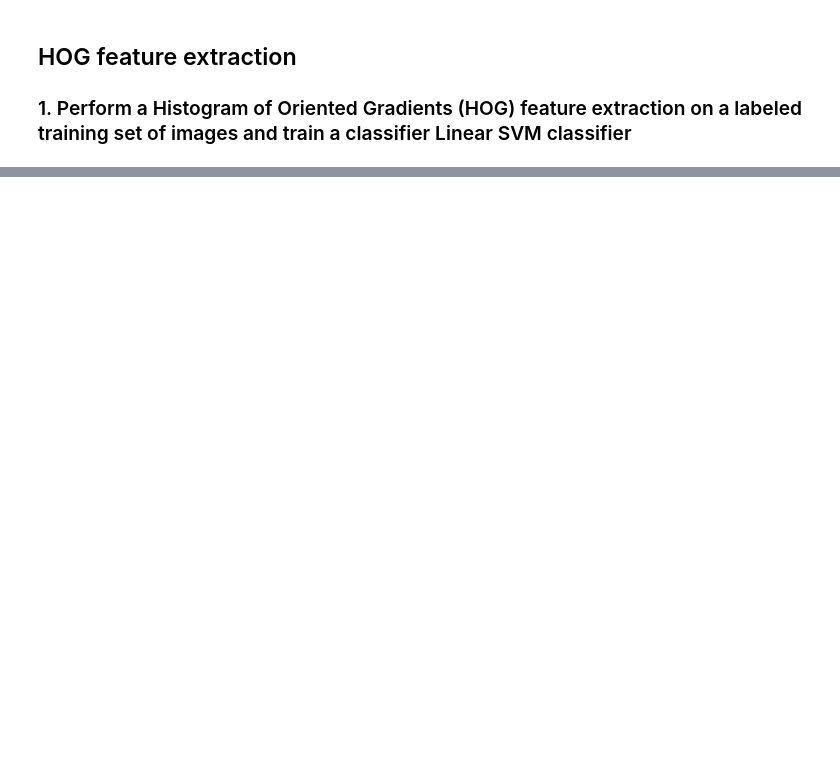
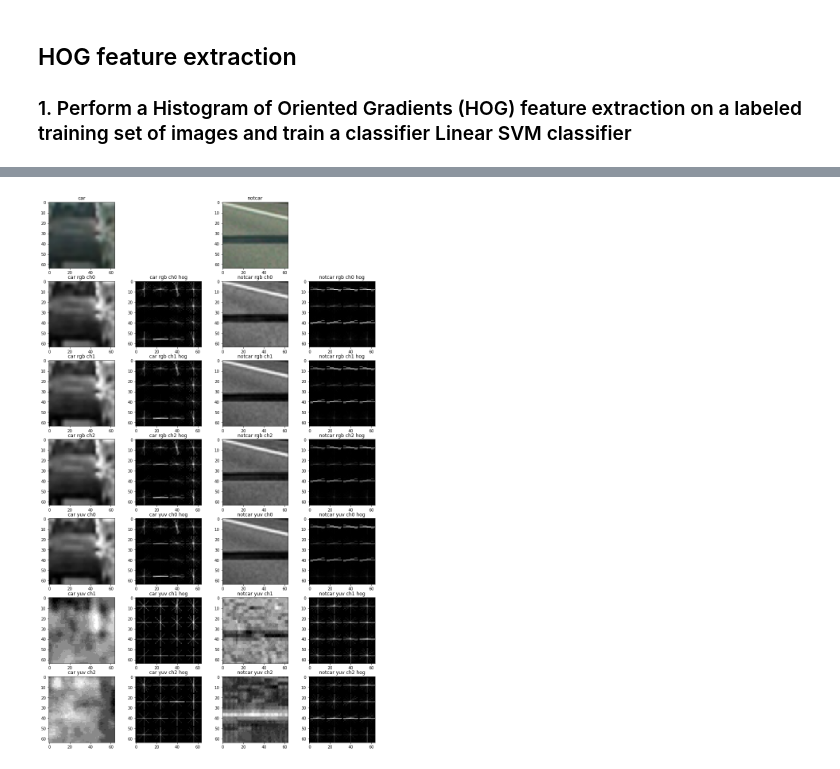
Before and after one commit to johnybang/CarND-Vehicle-Detection, a Jupyter notebook: VehicleDetection.ipynb, the cells around one changed output, grey strips where cells are left out. Cells and saved outputs as stored; diff of their text form; code cells hidden in the pictures; blank space fills up the shorter version.

```diff
--- a/VehicleDetection.ipynb
+++ b/VehicleDetection.ipynb
@@ -24,0 +240,42 @@ The goals / steps of this project are the following:
+# %%
+# Plot an example of HOG features for car and notcar, rgb and yuv
+fig, ax = plt.subplots(7,4, figsize=(15, 25))
+
+for image_idx, imagefile in enumerate([car_example, notcar_example]):
+
+    if image_idx==0:
+        titlestr0 = 'car'
+    else:
+        titlestr0 = 'notcar'
+
+    image = mpimg.imread(imagefile)
+    image = np.uint8(image*255)
+
+    plt.sca(ax[0,0 + image_idx*2])
+    plt.imshow(image)
+    plt.title(titlestr0)
+    fig.delaxes(ax[0,1 + image_idx*2])
+
+    yuv_image = cv2.cvtColor(image, cv2.COLOR_RGB2YUV)
+    for color_idx, img in enumerate([image, yuv_image]):
+
+        if color_idx==0:
+            titlestr1 = titlestr0 + ' rgb'
+        else:
+            titlestr1 = titlestr0 + ' yuv'
+
+        for ch in range(3):
+            _,hog_image = get_hog_features(img[:,:,ch], orient, pix_per_cell, cell_per_block, vis=True)
+
+            titlestr2 = titlestr1 + ' ch' + str(ch)
+
+            plt.sca(ax[color_idx*3 + ch + 1,0 + image_idx*2])
+            plt.imshow(img[:,:,ch], cmap='gray')
+            plt.title(titlestr2)
+            plt.sca(ax[color_idx*3 + ch + 1,1 + image_idx*2])
+            plt.imshow(hog_image, cmap='gray')
+            plt.title(titlestr2 + ' hog')
+
+fig.savefig('output_images/hog_example.jpg', bbox_inches='tight')
+# %% [output]
+[figure, added]
```
Also changed, not shown: parts of 5 cells of this notebook, 3 other files.
